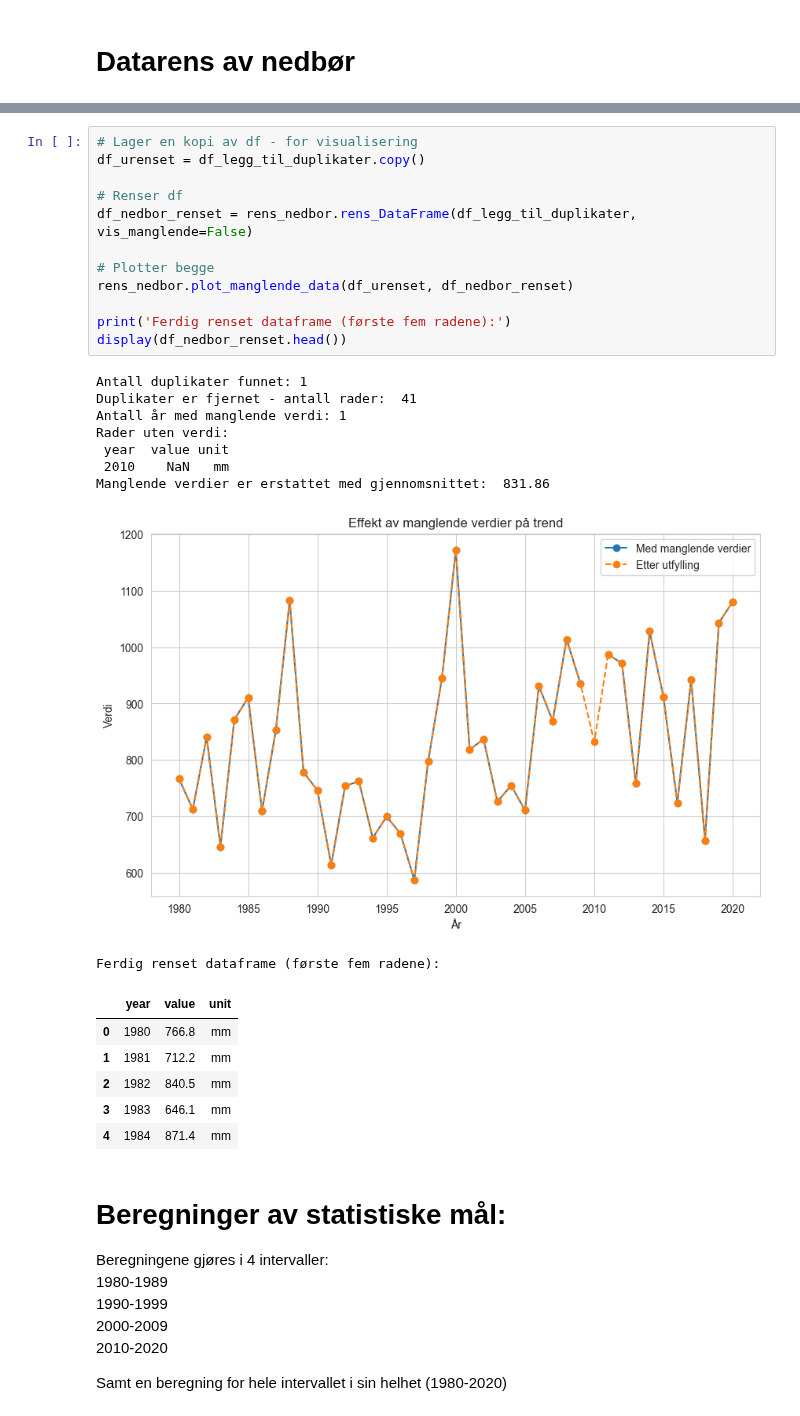
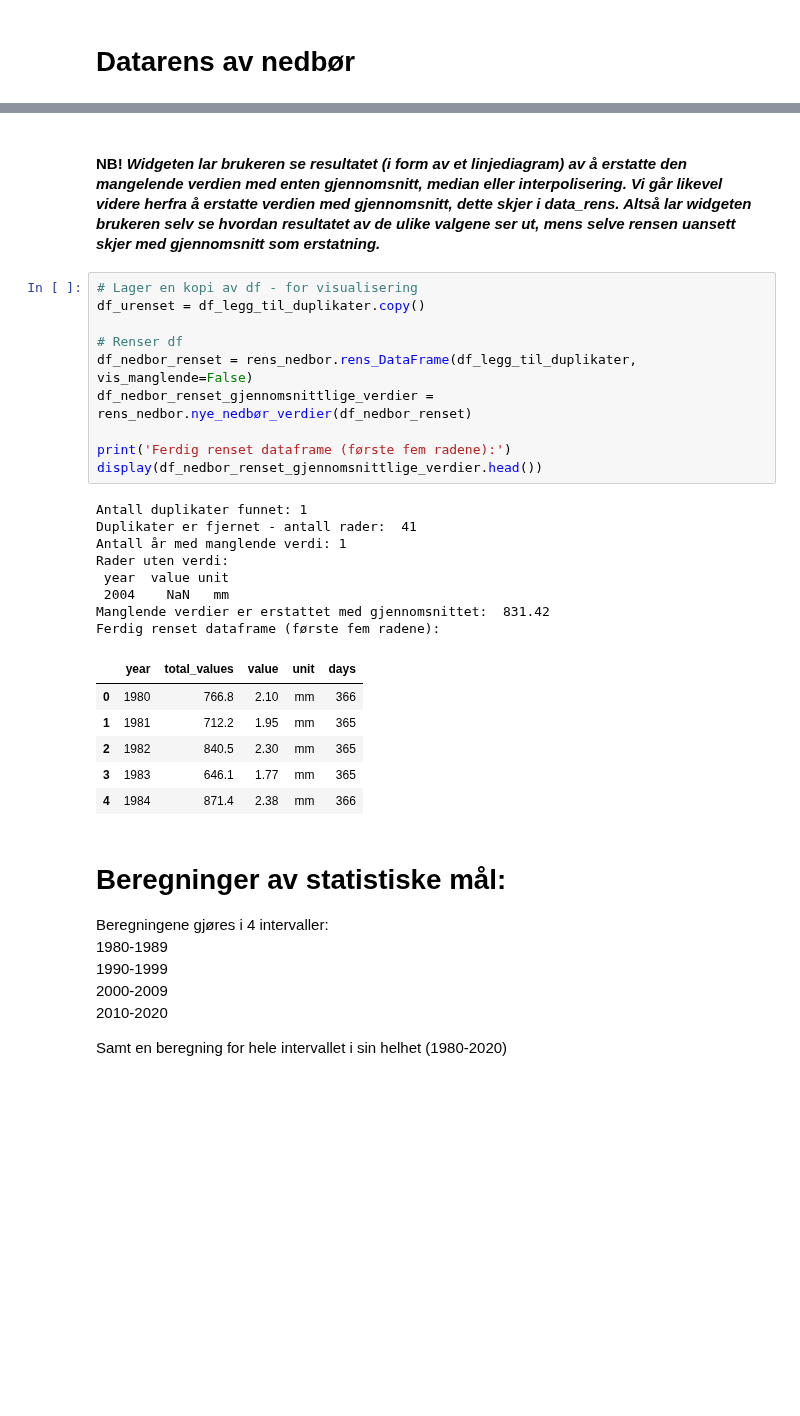
Before and after one commit to hannahnygard/TDT4114-milj.dataanalyse, a Jupyter notebook: proj_environment-main/notebooks/nedbor.ipynb, the cells around one changed output, grey strips where cells are left out. Cells and saved outputs as stored; diff of their text form; blank space fills up the shorter version.

```diff
--- a/proj_environment-main/notebooks/nedbor.ipynb
+++ b/proj_environment-main/notebooks/nedbor.ipynb
@@ -55,31 +69,30 @@ Totalt antall rader etter duplisering: 42.
+# %% [markdown]
+#### **NB!** *Widgeten lar brukeren se resultatet (i form av et linjediagram) av å erstatte den mangelende verdien med enten gjennomsnitt, median eller interpolisering. Vi går likevel videre herfra å erstatte verdien med gjennomsnitt, dette skjer i data_rens. Altså lar widgeten brukeren selv se hvordan resultatet av de ulike valgene ser ut, mens selve rensen uansett skjer med gjennomsnitt som erstatning.*
 # %%
 # Lager en kopi av df - for visualisering
 df_urenset = df_legg_til_duplikater.copy()
 
 # Renser df
 df_nedbor_renset = rens_nedbor.rens_DataFrame(df_legg_til_duplikater, vis_manglende=False)
-
-# Plotter begge
-rens_nedbor.plot_manglende_data(df_urenset, df_nedbor_renset)
+df_nedbor_renset_gjennomsnittlige_verdier = rens_nedbor.nye_nedbør_verdier(df_nedbor_renset)
 
 print('Ferdig renset dataframe (første fem radene):')
-display(df_nedbor_renset.head())
+display(df_nedbor_renset_gjennomsnittlige_verdier.head())
 # %% [output]
 Antall duplikater funnet: 1
 Duplikater er fjernet - antall rader:  41
 Antall år med manglende verdi: 1
 Rader uten verdi:
  year  value unit
- 2010    NaN   mm
-Manglende verdier er erstattet med gjennomsnittet:  831.86
+ 2004    NaN   mm
+Manglende verdier er erstattet med gjennomsnittet:  831.42
+Ferdig renset dataframe (første fem radene):
-[figure, removed]
-Ferdig renset dataframe (første fem radene):
-|  | year | value | unit |
-| 0 | 1980 | 766.8 | mm |
-| 1 | 1981 | 712.2 | mm |
-| 2 | 1982 | 840.5 | mm |
-| 3 | 1983 | 646.1 | mm |
-| 4 | 1984 | 871.4 | mm |
+|  | year | total_values | value | unit | days |
+| 0 | 1980 | 766.8 | 2.10 | mm | 366 |
+| 1 | 1981 | 712.2 | 1.95 | mm | 365 |
+| 2 | 1982 | 840.5 | 2.30 | mm | 365 |
+| 3 | 1983 | 646.1 | 1.77 | mm | 365 |
+| 4 | 1984 | 871.4 | 2.38 | mm | 366 |
 # %% [markdown]
 # Beregninger av statistiske mål:
 Beregningene gjøres i 4 intervaller: <br>
```
Also changed, not shown: parts of 8 cells of this notebook, 2 other files.
